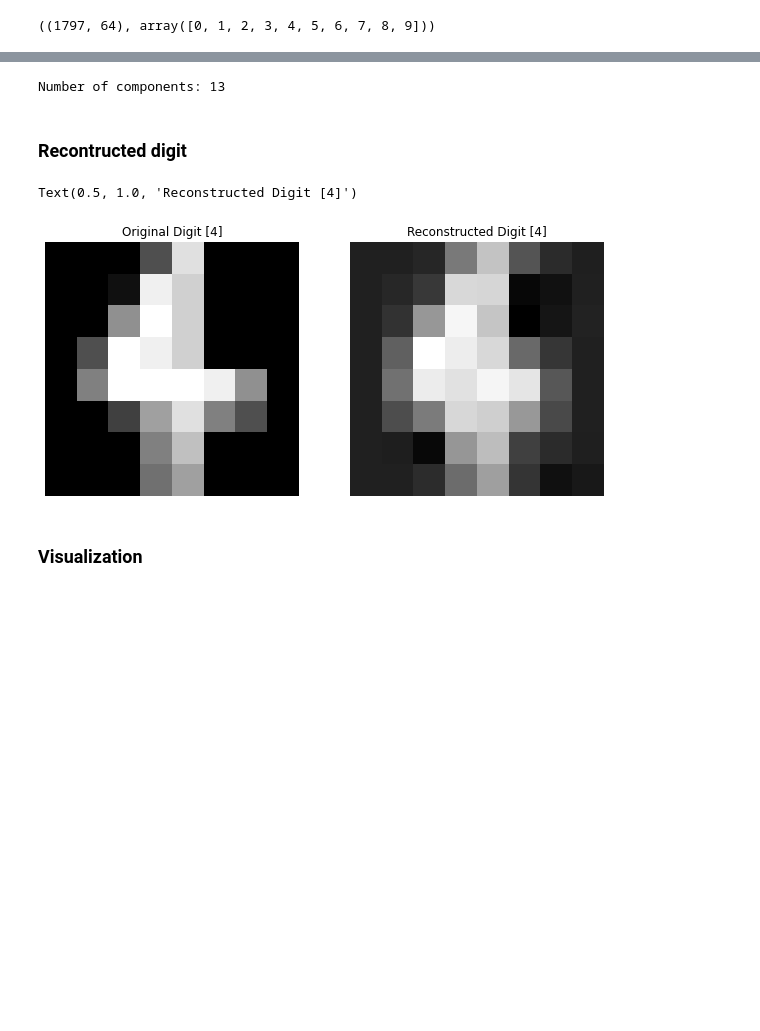
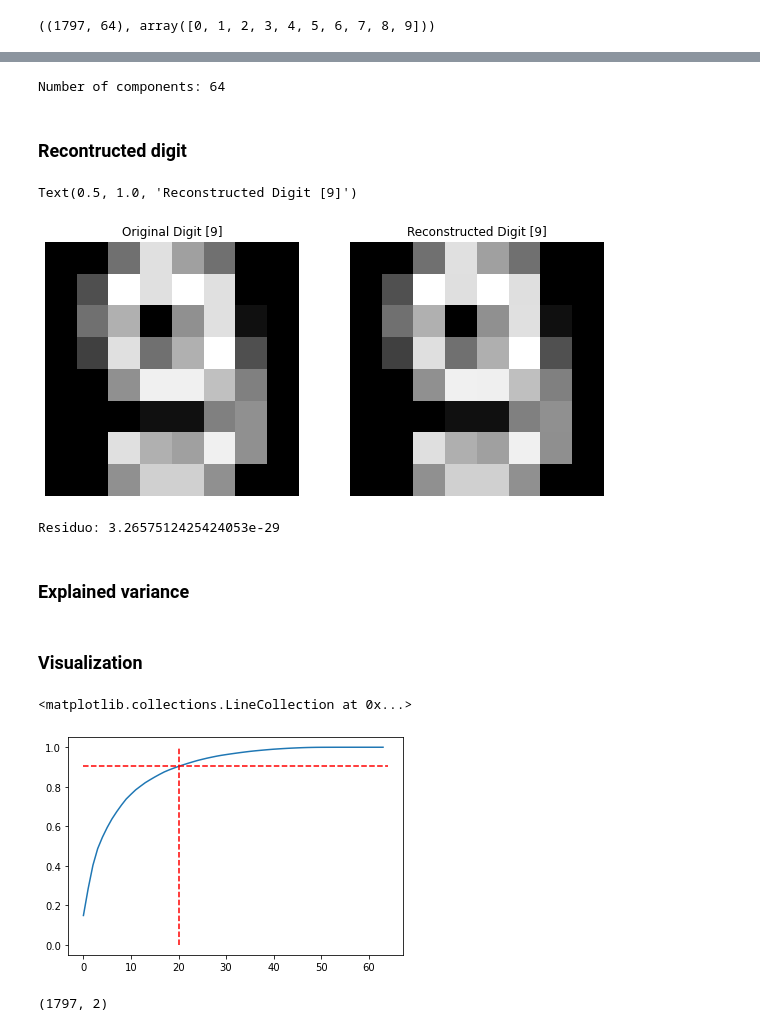
Before and after one commit to Data-Science-Boot-Camp/unsupervised-learning, a Jupyter notebook: pca_digits.ipynb, the cells around one changed output, grey strips where cells are left out. Cells and saved outputs as stored; diff of their text form; code cells hidden in the pictures; blank space fills up the shorter version.

```diff
--- a/pca_digits.ipynb
+++ b/pca_digits.ipynb
@@ -34,7 +50,7 @@ for i, ax in enumerate(axs.flatten()):
 # %%
 # Step 3: Perform PCA on the digits dataset
 # Keep components explaining 80% of variance
-pca = PCA(n_components=0.80)
+pca = PCA(n_components=64)
 pca.fit(X)
 X_pca = pca.transform(X)
 
@@ -42,7 +58,7 @@ X_pca = pca.transform(X)
 n_components = X_pca.shape[1]
 print(f'Number of components: {n_components}')
 # %% [output]
-Number of components: 13
+Number of components: 64
 # %% [markdown]
 ### Recontructed digit
 # %%
@@ -67,7 +83,41 @@ axs[1].imshow(digit_reconstructed.reshape(8, 8), cmap='gray')
 axs[1].axis('off')
 axs[1].set_title(f'Reconstructed Digit {y[n]}')
 # %% [output]
-Text(0.5, 1.0, 'Reconstructed Digit [4]')
+Text(0.5, 1.0, 'Reconstructed Digit [9]')
-[figure, old version]
+[figure, new version]
+# %%
+residuo = np.mean((X[n] - digit_reconstructed)**2)
+print(f'Residuo: {residuo}')
+# %% [output]
+Residuo: 3.2657512425424053e-29
+# %% [markdown]
+### Explained variance
+# %%
+pca = PCA(n_components=64)
+pca.fit(X)
+X_pca = pca.transform(X)
+
+n_components = X_pca.shape[1]
 # %% [markdown]
 ### Visualization
+# %%
+cum_sum = np.cumsum(pca.explained_variance_ratio_)
+
+plt.plot(range(n_components), cum_sum)
+plt.vlines(
+    x=20,
+    ymin=0,
+    ymax=1,
+    linestyles='dashed',
+    colors='red'
+)
+plt.hlines(
+    y=cum_sum[20],
+    xmin=0,
+    xmax=64,
+    linestyles='dashed',
+    colors='red'
+)
+# %% [output]
+<matplotlib.collections.LineCollection at 0x...>
+[figure, added]
@@ -73,0 +129,4 @@ Text(0.5, 1.0, 'Reconstructed Digit [4]')
+# %%
+X_pca_2.shape
+# %% [output]
+(1797, 2)
```
Also changed, not shown: parts of 12 cells of this notebook, 1 other file.
